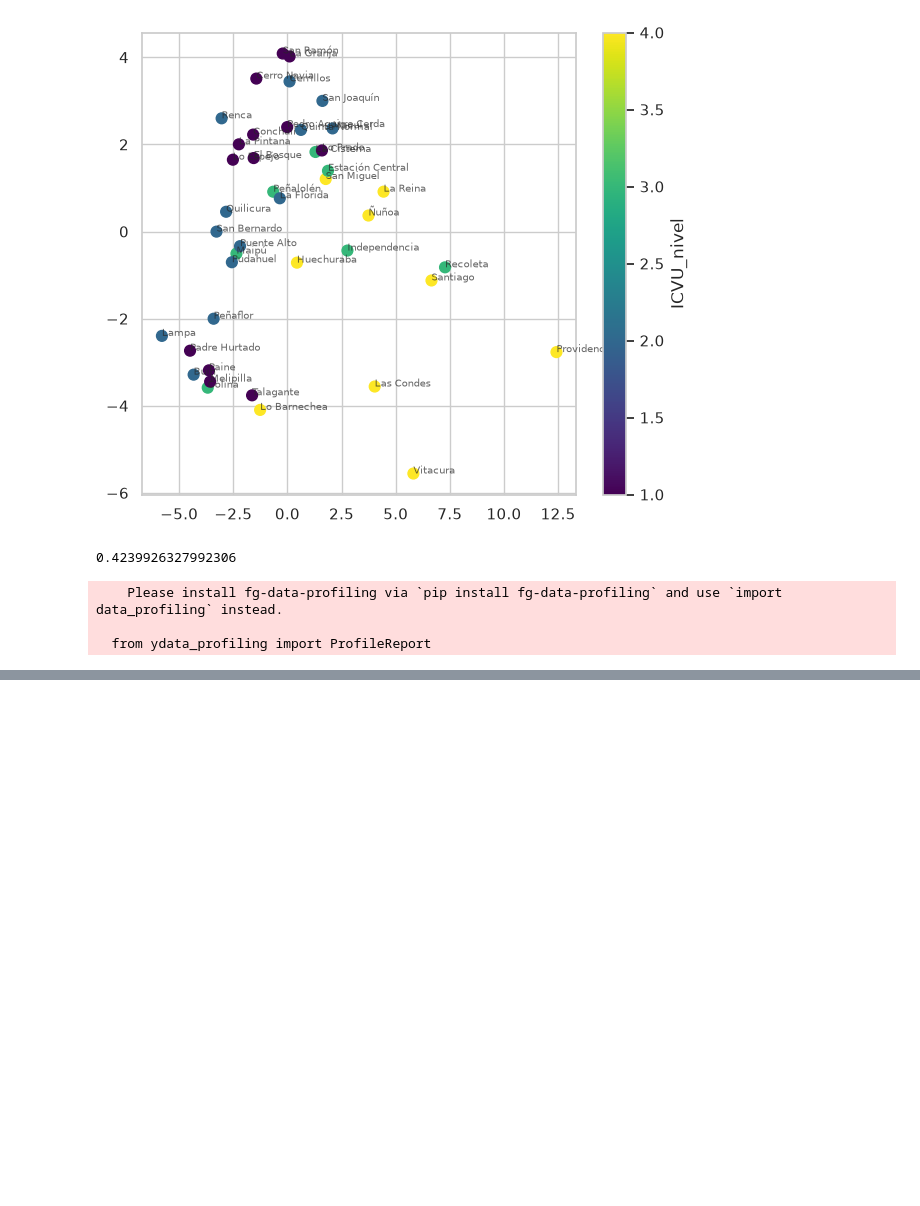
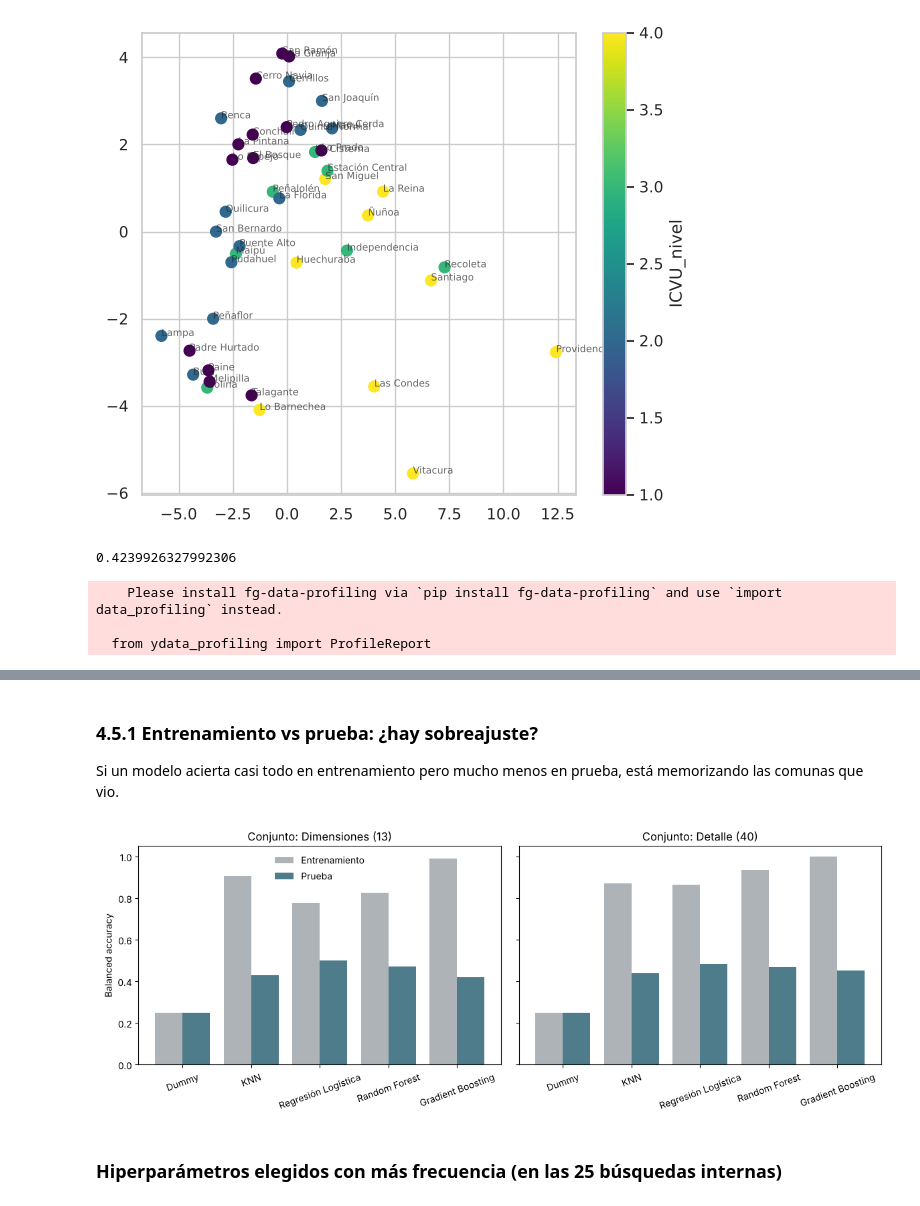
Before and after one commit to Allycathe/DS_Proyecto, a Jupyter notebook: proyecto.ipynb, the cells around one changed output, grey strips where cells are left out. Drawn from its saved outputs; the diff is of its cells as text; code cells hidden in the pictures; blank space fills up the shorter version.

```diff
--- a/proyecto.ipynb
+++ b/proyecto.ipynb
@@ -1305,3 +929,0 @@ modelo = Pipeline([
-# %%
-modelo.fit(X_train, y_train)
-y_pred = modelo.predict(X_test)
@@ -1658,0 +1268,21 @@ habitante_tipo           40       0.865
+# %% [markdown]
+### 4.5.1 Entrenamiento vs prueba: ¿hay sobreajuste?
+
+Si un modelo acierta casi todo en entrenamiento pero mucho menos en prueba, está memorizando las comunas que vio.
+# %%
+fig, axes = plt.subplots(1, 2, figsize=(12, 4.5), sharey=True)
+for ax, (conj, sub) in zip(axes, resumen.reset_index().groupby("conjunto", sort=False)):
+    x = np.arange(len(sub))
+    ax.bar(x - 0.2, sub["bal_acc_train"], 0.4, label="Entrenamiento", color="#AEB3B7")
+    ax.bar(x + 0.2, sub["bal_acc_test"], 0.4, label="Prueba", color="#4F7C8A")
+    ax.set_xticks(x, sub["modelo"], rotation=20)
+    ax.set_title(f"Conjunto: {conj}")
+axes[0].set_ylabel("Balanced accuracy")
+axes[0].legend(frameon=False)
+plt.tight_layout()
+plt.savefig(CARPETA_FIGURAS / "train_vs_test.png", dpi=200)
+plt.show()
+# %% [output]
+[figure, added]
+# %% [markdown]
+### Hiperparámetros elegidos con más frecuencia (en las 25 búsquedas internas)
```
Also changed, not shown: parts of 97 cells of this notebook.
